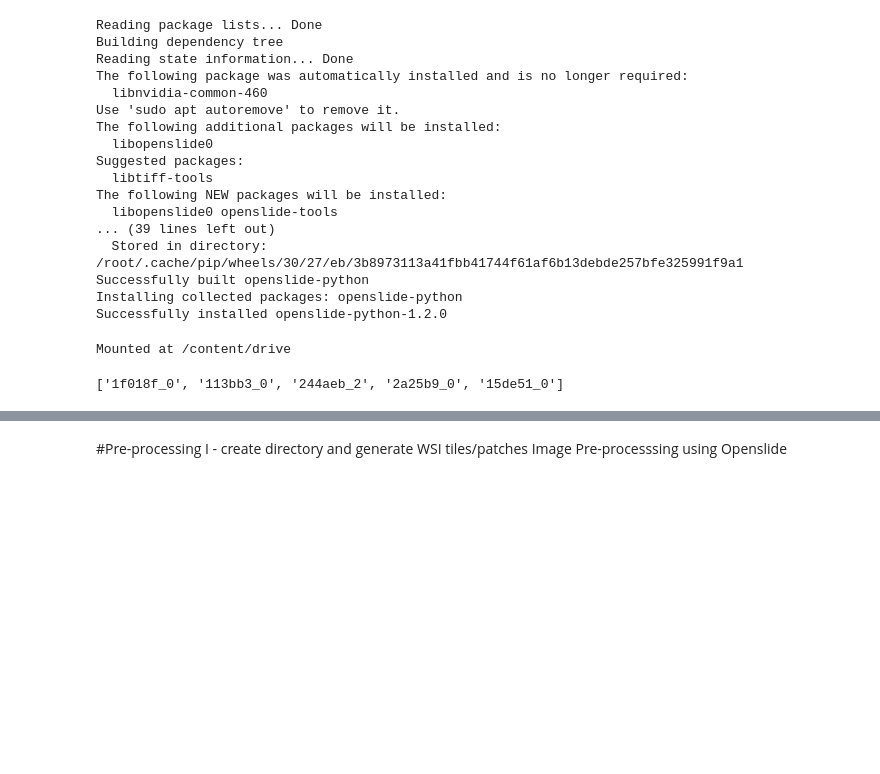
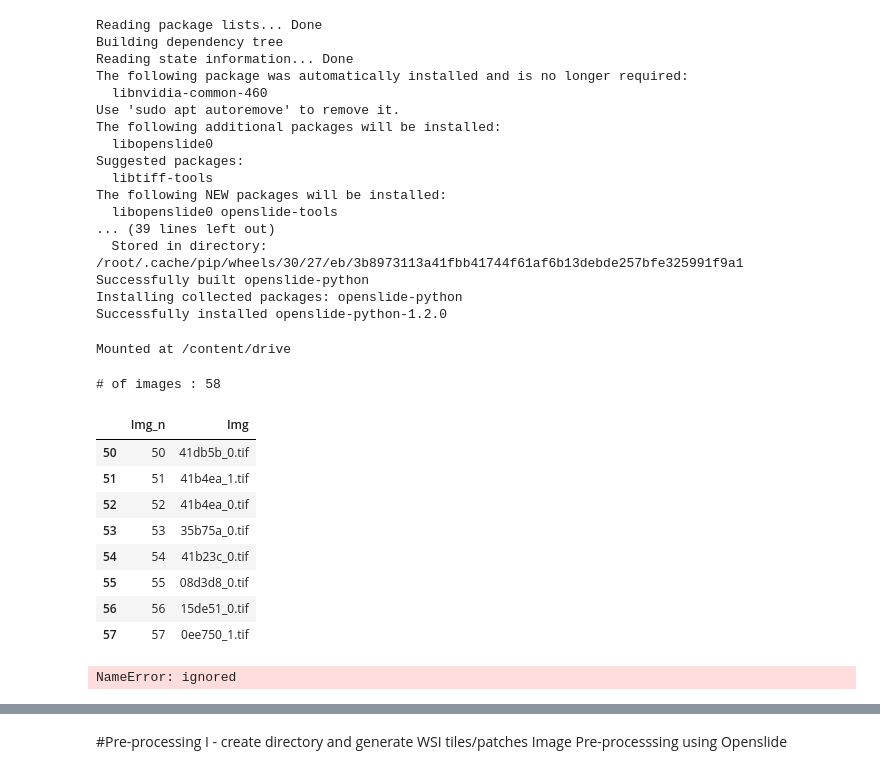
Before and after one commit to dingowhiz/Data_Analytics_ML, a Jupyter notebook: mayo_wsi_anomaly.ipynb, the cells around one changed output, grey strips where cells are left out. Saved outputs shown, nothing was run; the diff lists cells and outputs as text; code cells hidden in the pictures; blank space fills up the shorter version.

```diff
--- a/mayo_wsi_anomaly.ipynb
+++ b/mayo_wsi_anomaly.ipynb
@@ -1049,11 +1056,33 @@ drive.mount('/content/drive')
 # %% [output]
 Mounted at /content/drive
 # %%
+import os
+import pandas as pd
 #ce_list = os.listdir('/content/drive/MyDrive/Mayo/train/CE')
 laa_list = os.listdir('/content/drive/MyDrive/Mayo/train/LAA')
 #print('# CE labelled images = ',len(ce_list), '\n# LAA labelled images = ', len(laa_list))
 #ce_name_list = [x[:8] for x in ce_list]
 laa_name_list = [x[:8] for x in laa_list]
-laa_name_list[:5]
+print('# of images :', len(laa_list))
+img_idx = list(range(58))
+
+tmp = [img_idx,laa_list]
+df = pd.DataFrame({'Img_n':img_idx, 'Img':laa_list})
+df[50:58]
 # %% [output]
-['1f018f_0', '113bb3_0', '244aeb_2', '2a25b9_0', '15de51_0']
+# of images : 58
+|  | Img_n | Img |
+| 50 | 50 | 41db5b_0.tif |
+| 51 | 51 | 41b4ea_1.tif |
+| 52 | 52 | 41b4ea_0.tif |
+| 53 | 53 | 35b75a_0.tif |
+| 54 | 54 | 41b23c_0.tif |
+| 55 | 55 | 08d3d8_0.tif |
+| 56 | 56 | 15de51_0.tif |
+| 57 | 57 | 0ee750_1.tif |
+# %%
+import shutil
+for name in ce_name_list[:64]:
+  print(name)
+# %% [output]
+NameError: ignored
```
Also changed, not shown: parts of 6 cells of this notebook.
